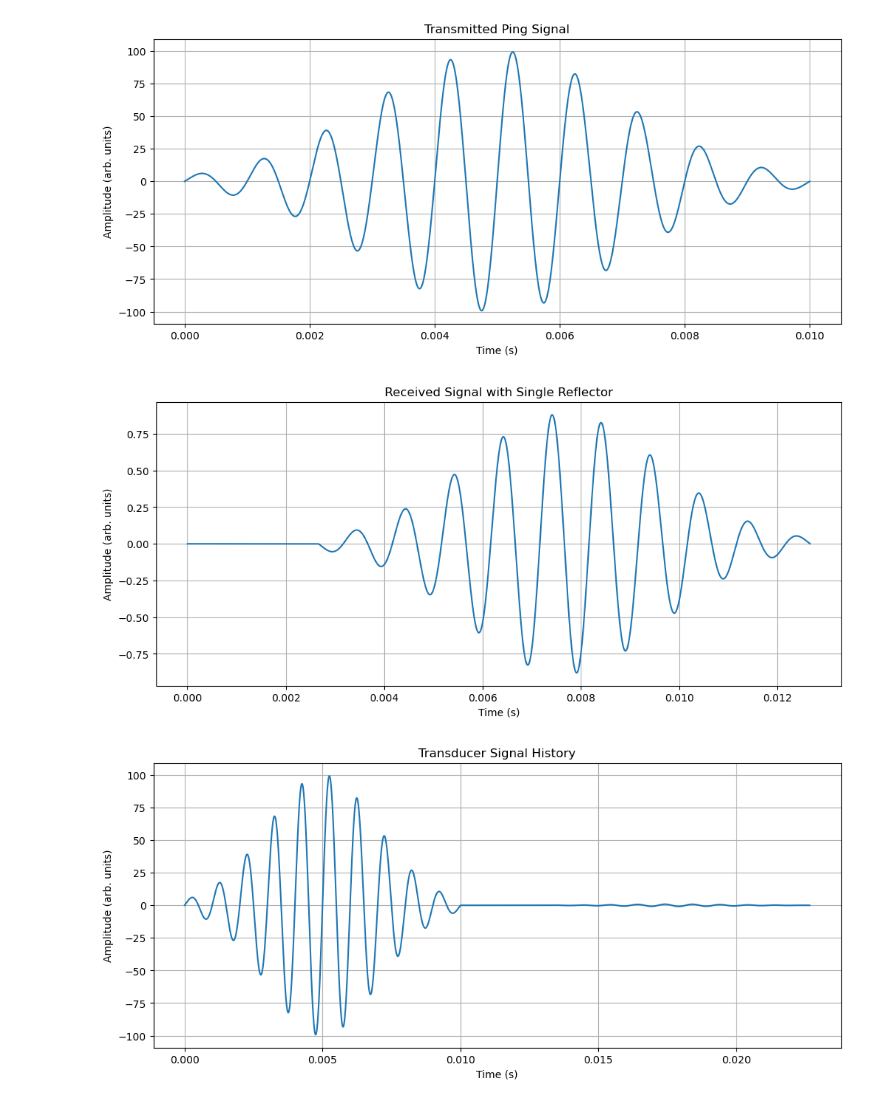
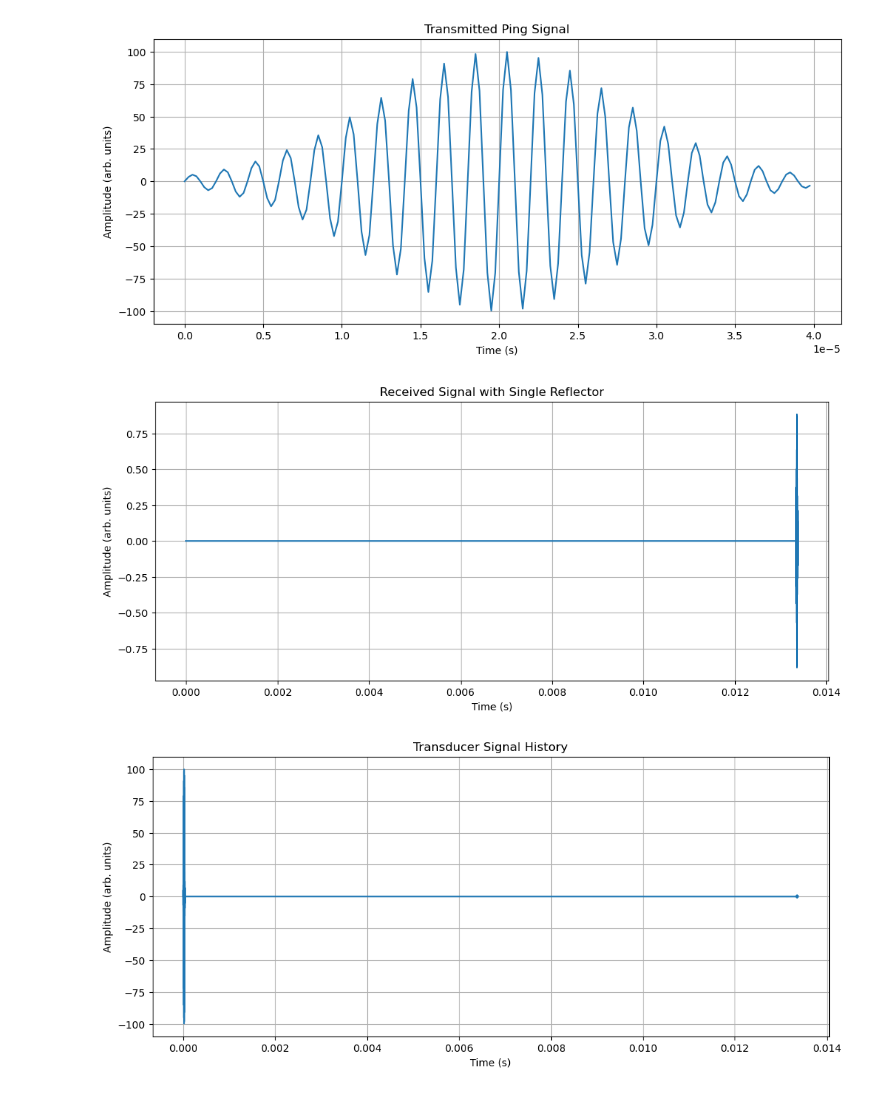
Before and after one commit to bluerobotics/ping-sonar-simulation, a Jupyter notebook: ping-test.ipynb, the cells around one changed output. Drawn from its saved outputs; the diff is of its cells as text; code cells hidden in the pictures.

Commit message:
visualize doppler shifts

```diff
--- a/ping-test.ipynb
+++ b/ping-test.ipynb
@@ -2,8 +110,8 @@
 from ping import *
 
 ping_object = Ping(
-    frequency=1e3,
-    duration=0.01,
+    frequency=500e3,
+    n_cycles=20,
     amplitude=100.0,
     phase=0,
     sample_rate=4e6,
@@ -12,6 +120,7 @@ ping_object = Ping(
 
 transducer_object = Transducer(
     position=np.array([0.0, 0.0, 0.0]),
+    velocity=np.array([1, -1, 0.0]),
     angle_deg=0.0,
     beam_width_deg=25.0
 )
@@ -40,33 +149,44 @@ plt.plot(time_axis, signal)
 plt.title("Transmitted Ping Signal")
 plt.xlabel("Time (s)")
 plt.ylabel("Amplitude (arb. units)")
 plt.grid()
 plt.show()
 
 
 signal = transducer_object.receive_signal
 time_axis = np.arange(len(signal)) / ping_object.fs
 
 plt.figure(figsize=(12, 5))
 plt.plot(time_axis, signal)
 plt.title("Received Signal with Single Reflector")
 plt.xlabel("Time (s)")
 plt.ylabel("Amplitude (arb. units)")
 plt.grid()
 plt.show()
 
 
 signal = transducer_object.transducer_history
 time_axis = np.arange(len(signal)) / ping_object.fs
 
 plt.figure(figsize=(12, 5))
 plt.plot(time_axis, signal)
 plt.title("Transducer Signal History")
 plt.xlabel("Time (s)")
 plt.ylabel("Amplitude (arb. units)")
 plt.grid()
 plt.show()
+
+signal = transducer_object.ping_positions
+time_axis = np.arange(len(signal)) / ping_object.fs
+
+plt.figure(figsize=(12, 5))
+plt.plot(time_axis, signal)
+plt.title("Transducer Position History")
+plt.xlabel("Time (s)")
+plt.ylabel("Amplitude (arb. units)")
+plt.grid()
+plt.show()
 # %% [output]
-[figure, old version]
+[figure, new version]
-[figure, old version]
+[figure, new version]
-[figure, old version]
+[figure, new version]
```
Also changed, not shown: parts of 5 cells of this notebook.
